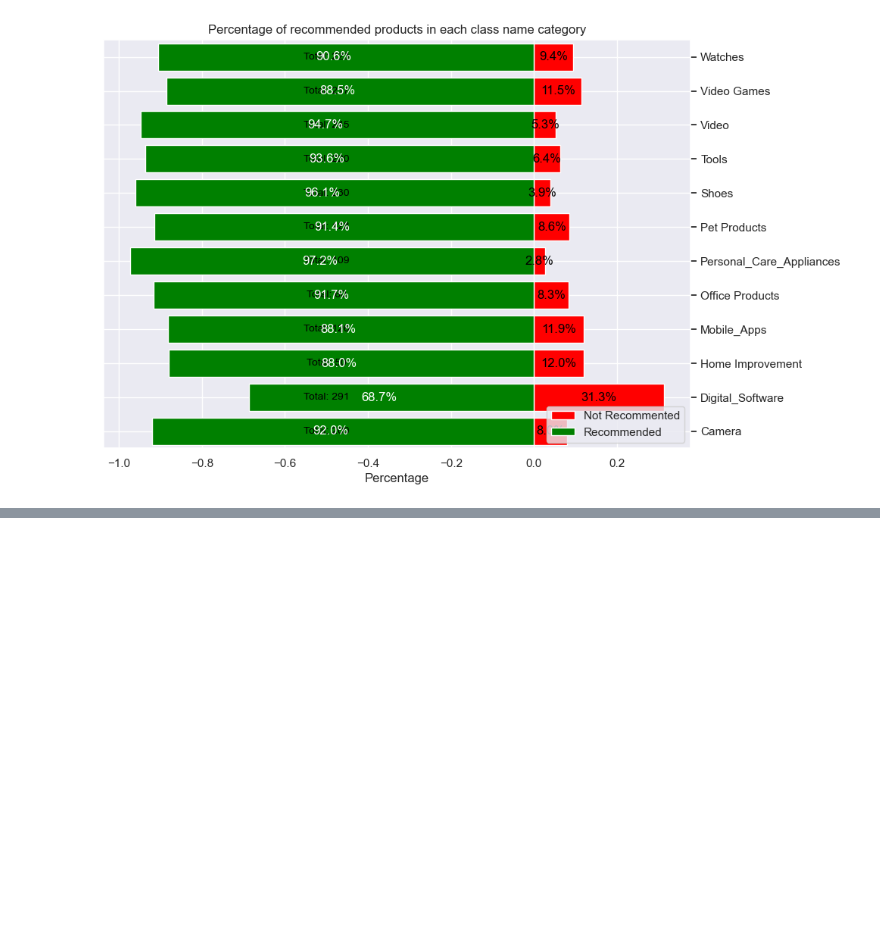
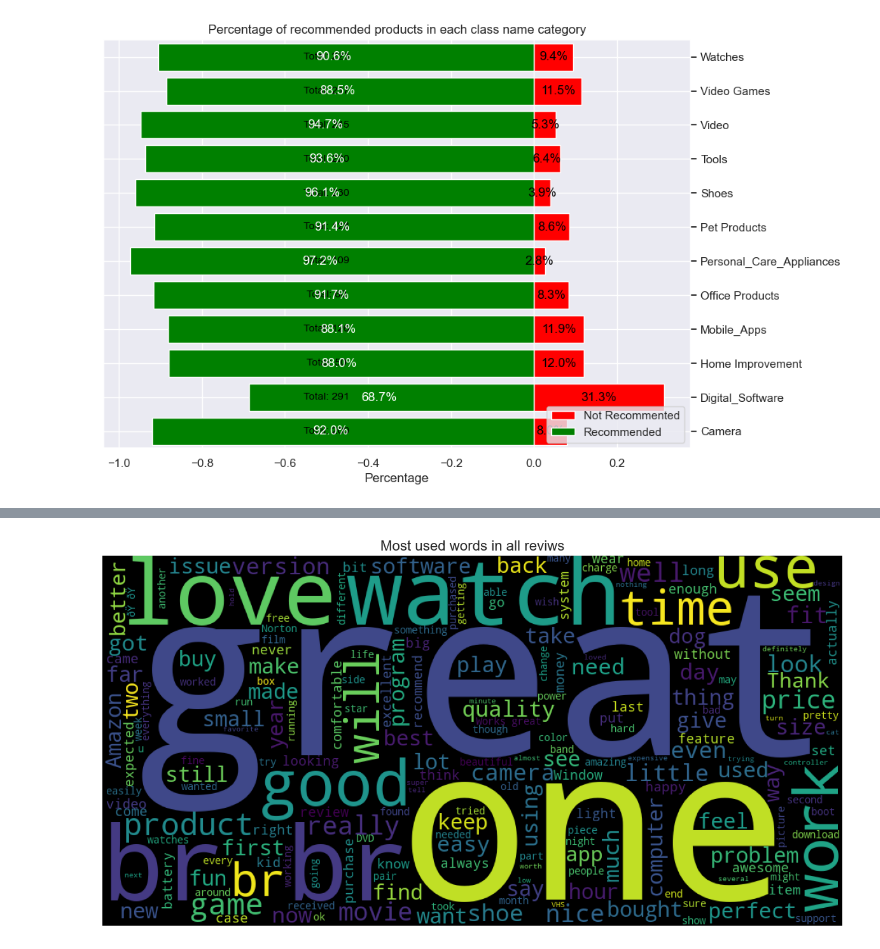
Before and after one commit to arunpaulvarghese/Bert_Text_Analysis, a Jupyter notebook: Capstone.ipynb, the cells around one changed output, grey strips where cells are left out. Cells and saved outputs as stored; diff of their text form; code cells hidden in the pictures; blank space fills up the shorter version.

```diff
--- a/Capstone.ipynb
+++ b/Capstone.ipynb
@@ -131,0 +210,15 @@ plt.show()
+# %%
+all_words = pd.Series(' '.join(data['review_body']).split())
+# %%
+# plot word cloud
+wordcloud = WordCloud(width = 1000, height = 500).generate(' '.join(all_words))
+
+plt.figure(figsize=(15,8))
+
+plt.imshow(wordcloud)
+plt.title("Most used words in all reviws", size=16)
+
+plt.axis("off")
+plt.show()
+# %% [output]
+[figure, added]
```
Also changed, not shown: parts of 18 cells of this notebook, 2 other files.
